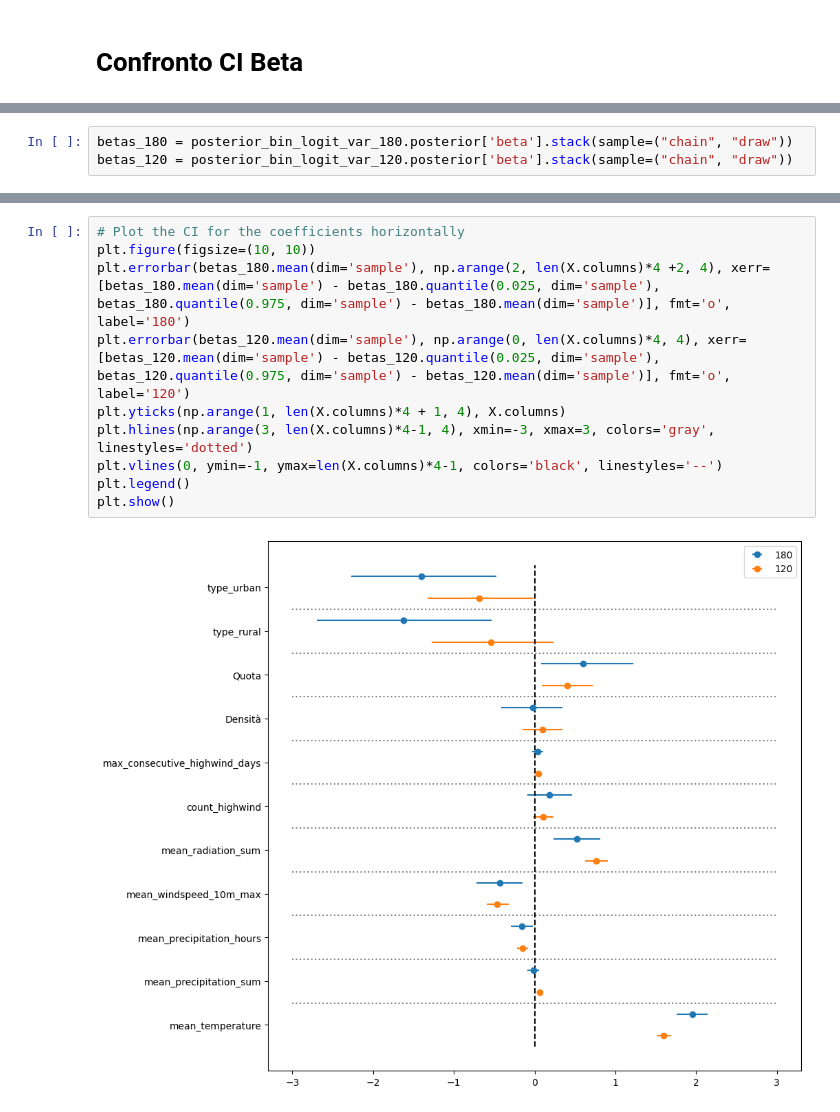
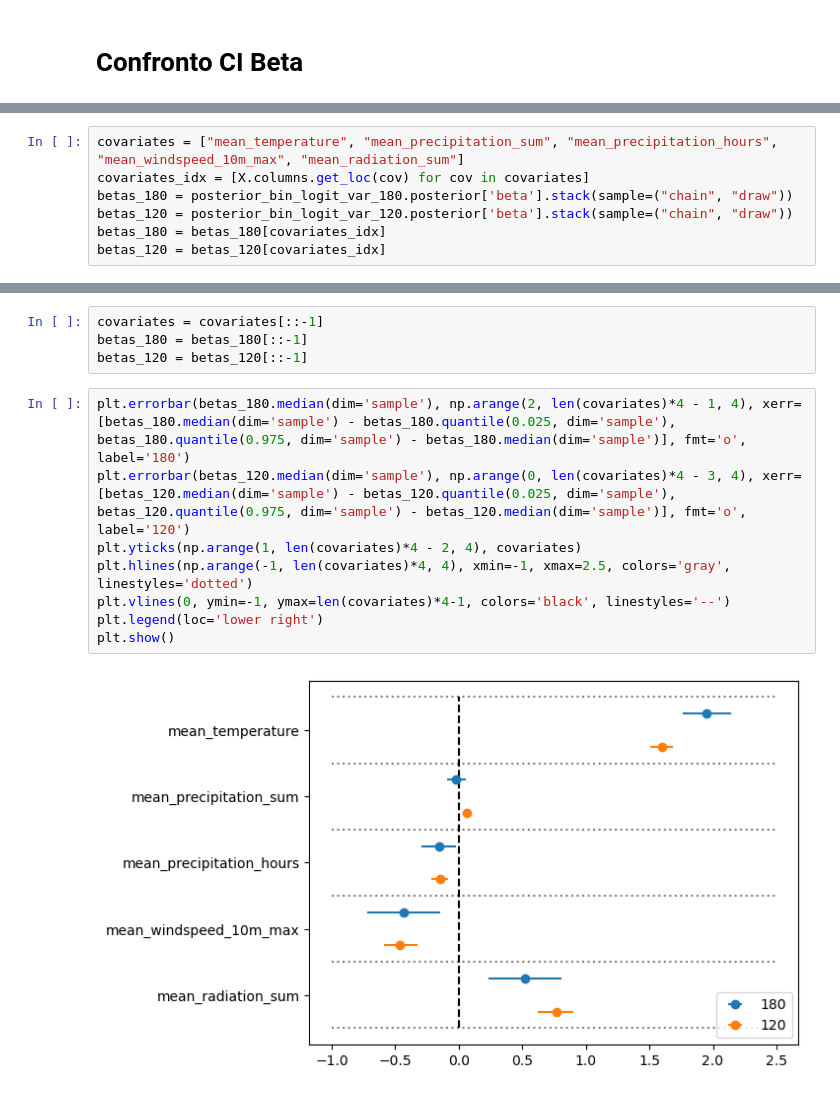
Before and after one commit to venanzjones/Bayesian_Project, a Jupyter notebook: main/Modello/Final_models_SIS.ipynb, the cells around one changed output, grey strips where cells are left out. Drawn from its saved outputs; the diff is of its cells as text.

Commit message:
updated CI comparison plot

```diff
--- a/main/Modello/Final_models_SIS.ipynb
+++ b/main/Modello/Final_models_SIS.ipynb
@@ -397,3 +405,7 @@ plt.show()
 # %%
+covariates = ["mean_temperature", "mean_precipitation_sum", "mean_precipitation_hours", "mean_windspeed_10m_max", "mean_radiation_sum"]
+covariates_idx = [X.columns.get_loc(cov) for cov in covariates]
 betas_180 = posterior_bin_logit_var_180.posterior['beta'].stack(sample=("chain", "draw"))
 betas_120 = posterior_bin_logit_var_120.posterior['beta'].stack(sample=("chain", "draw"))
+betas_180 = betas_180[covariates_idx]
+betas_120 = betas_120[covariates_idx]
@@ -420,12 +412,14 @@ Coordinates:
+# %%
+covariates = covariates[::-1]
+betas_180 = betas_180[::-1]
+betas_120 = betas_120[::-1]
 # %%
-# Plot the CI for the coefficients horizontally
-plt.figure(figsize=(10, 10))
-plt.errorbar(betas_180.mean(dim='sample'), np.arange(2, len(X.columns)*4 +2, 4), xerr=[betas_180.mean(dim='sample') - betas_180.quantile(0.025, dim='sample'), betas_180.quantile(0.975, dim='sample') - betas_180.mean(dim='sample')], fmt='o', label='180')
-plt.errorbar(betas_120.mean(dim='sample'), np.arange(0, len(X.columns)*4, 4), xerr=[betas_120.mean(dim='sample') - betas_120.quantile(0.025, dim='sample'), betas_120.quantile(0.975, dim='sample') - betas_120.mean(dim='sample')], fmt='o', label='120')
-plt.yticks(np.arange(1, len(X.columns)*4 + 1, 4), X.columns)
-plt.hlines(np.arange(3, len(X.columns)*4-1, 4), xmin=-3, xmax=3, colors='gray', linestyles='dotted')
-plt.vlines(0, ymin=-1, ymax=len(X.columns)*4-1, colors='black', linestyles='--')
-plt.legend()
+plt.errorbar(betas_180.median(dim='sample'), np.arange(2, len(covariates)*4 - 1, 4), xerr=[betas_180.median(dim='sample') - betas_180.quantile(0.025, dim='sample'), betas_180.quantile(0.975, dim='sample') - betas_180.median(dim='sample')], fmt='o', label='180')
+plt.errorbar(betas_120.median(dim='sample'), np.arange(0, len(covariates)*4 - 3, 4), xerr=[betas_120.median(dim='sample') - betas_120.quantile(0.025, dim='sample'), betas_120.quantile(0.975, dim='sample') - betas_120.median(dim='sample')], fmt='o', label='120')
+plt.yticks(np.arange(1, len(covariates)*4 - 2, 4), covariates)
+plt.hlines(np.arange(-1, len(covariates)*4, 4), xmin=-1, xmax=2.5, colors='gray', linestyles='dotted')
+plt.vlines(0, ymin=-1, ymax=len(covariates)*4-1, colors='black', linestyles='--')
+plt.legend(loc='lower right')
 plt.show()
 # %% [output]
-[figure, old version]
+[figure, new version]
```
Also changed, not shown: parts of 2 cells of this notebook, 1 other file.
